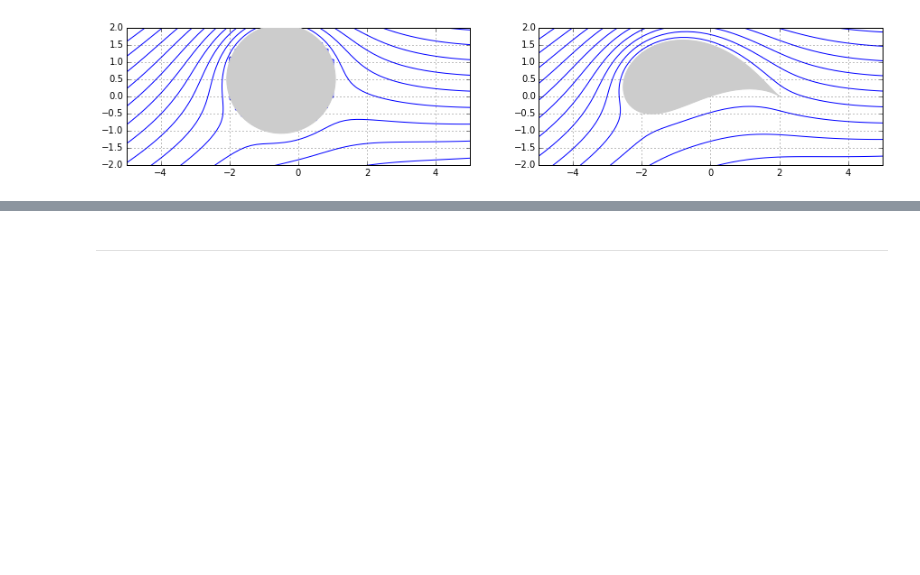
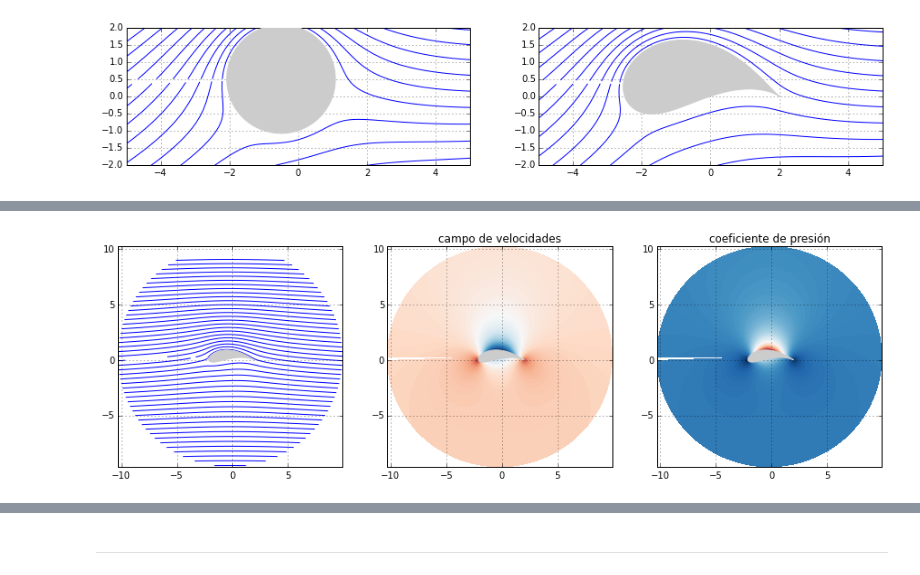
Before and after one commit to AeroPython/Curso_AeroPython, a Jupyter notebook: notebooks_completos/Clase3b_Perfil_Yukovski.ipynb, the cells around one changed output, grey strips where cells are left out. Saved outputs shown, nothing was run; the diff lists cells and outputs as text; code cells hidden in the pictures; blank space fills up the shorter version.

```diff
--- a/notebooks_completos/Clase3b_Perfil_Yukovski.ipynb
+++ b/notebooks_completos/Clase3b_Perfil_Yukovski.ipynb
@@ -201,8 +203,9 @@ Esto lo conseguiremos pintando la función $\Psi$ en los puntos `XX_tau, YY_tau`
 
 Probemos a visualizar como se transforman los puntos de la malla primero.
 # %%
-puntos_plano_tau = transf_yukovski(a, tt)
-XX_tau, YY_tau = np.real(puntos_plano_tau) , np.imag(puntos_plano_tau)
+tt = XX + YY * 1j
+tautau = transf_yukovski(a, tt)
+XX_tau, YY_tau = np.real(tautau) , np.imag(tautau)
 # %%
 # Comprobamos que los puntos exteriores a la circunferencia se transforman en los puntos exteriores del perfil
 #pintamos la malla para verla
@@ -409,0 +454,26 @@ p = interact(flujo_perfil_circunferencia, landa=(0.,1), delta=(0.,1), alfa=(0, 3
+# %%
+#Se pinta
+fig, ax = plt.subplots(1,3)
+#lineas de corriente
+fig.set_size_inches(15,15)
+ax[0].contour(XX_tau, YY_tau, psi, np.linspace(-10,10,50), colors = ['blue', 'blue'])
+ax[0].grid()
+ax[0].set_aspect(1)
+p = plt.Polygon(list(zip(Xp, Yp)), color="#cccccc", zorder=10)
+ax[0].add_patch(p)
+#Campo de velocidades
+ax[1].contourf(XX_tau, YY_tau, np.abs(dfdt), 200, cmap=cmap)
+p = plt.Polygon(list(zip(Xp, Yp)), color="#cccccc", zorder=10)
+ax[1].set_title('campo de velocidades')
+ax[1].add_patch(p)
+ax[1].set_aspect(1)
+ax[1].grid()
+#campo de presiones
+ax[2].contourf(XX_tau, YY_tau, cp, 200, cmap=cmap)
+p = plt.Polygon(list(zip(Xp, Yp)), color="#cccccc", zorder=10)
+ax[2].set_title('coeficiente de presión')
+ax[2].add_patch(p)
+ax[2].set_aspect(1)
+ax[2].grid()
+# %% [output]
+[figure, added]
```
Also changed, not shown: parts of 9 cells of this notebook.
